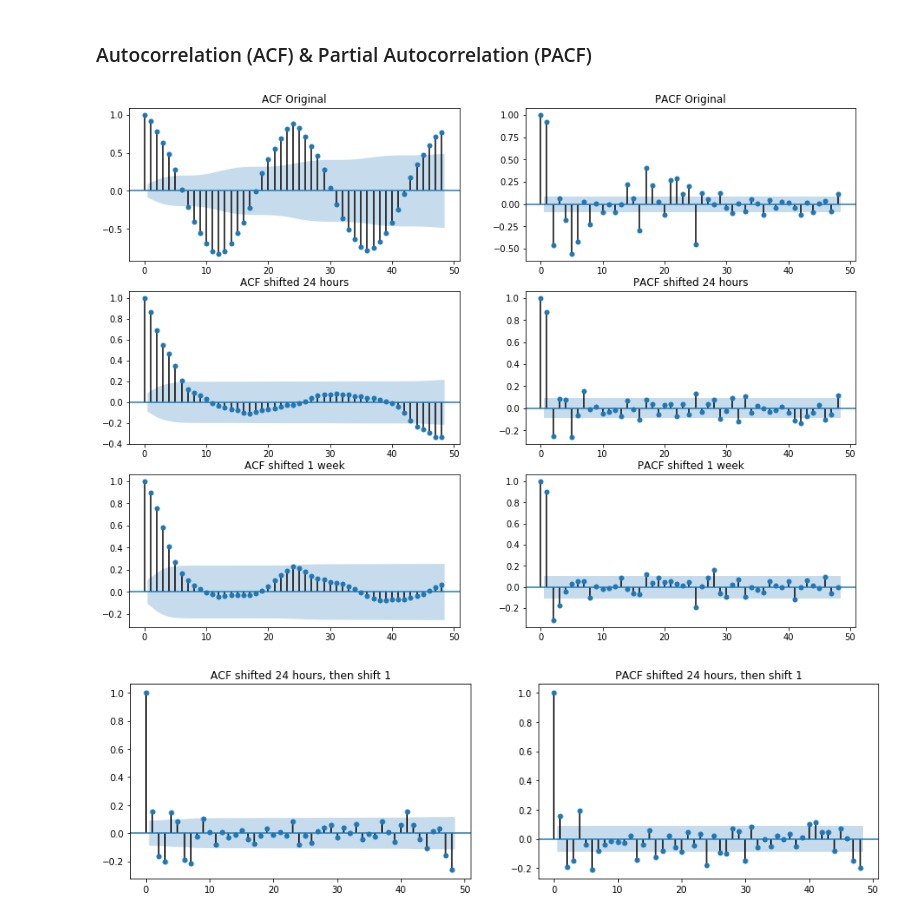
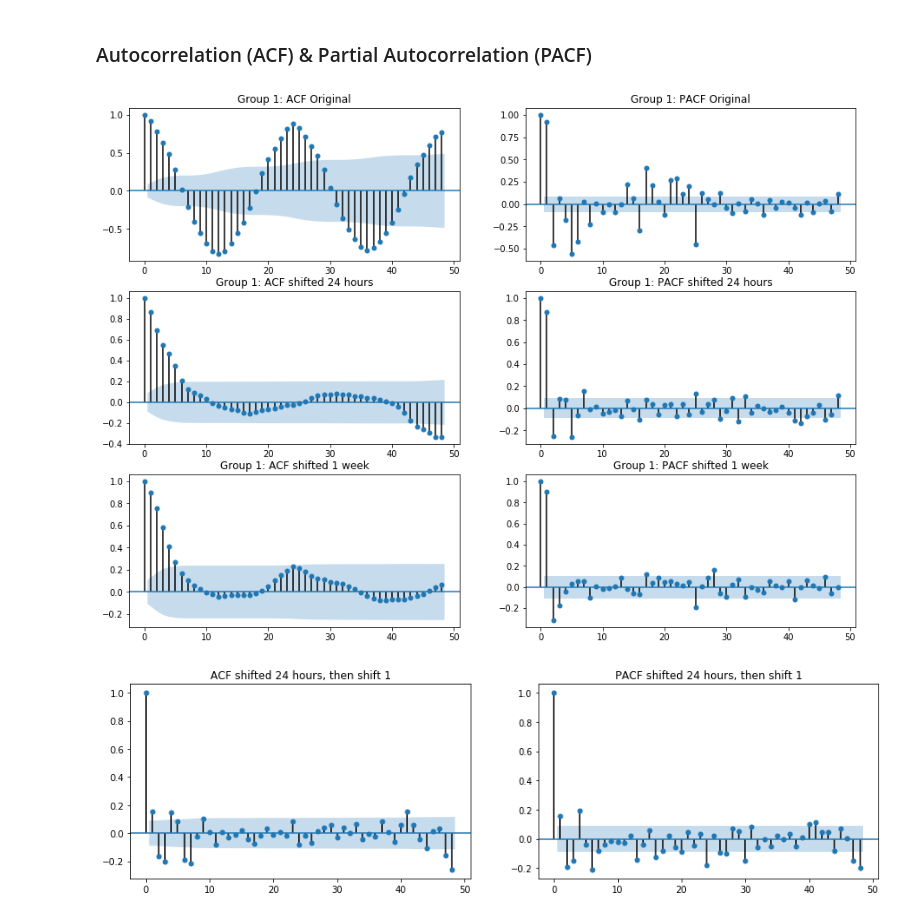
Before and after one commit to khairulomar/Melbourne_pedestrian, a Jupyter notebook: Melbourne_pedestrian.ipynb, the cells around one changed output. Cells and saved outputs as stored; diff of their text form; code cells hidden in the pictures.

```diff
--- a/Melbourne_pedestrian.ipynb
+++ b/Melbourne_pedestrian.ipynb
@@ -828,22 +828,22 @@ plt.show()
 # %%
 # Zoom in lags over 2 days
 lags = 24*2 # hours
 one_day = pd.Timedelta(hours=24)
 
 # Adjust time window since shifted data has null values at the start
 data_shift_day_p  = data_shift_day[train_start + one_day:]
 data_shift_week_p = data_shift_week[train_start + one_day * 7:]
 
 # Plot ACF & PCF
 fig, axes = plt.subplots(ncols=2, nrows=3, figsize=(15,11))
-plot_acf (data, lags=lags, ax=axes.flat[0], title='ACF Original')
-plot_pacf(data, lags=lags, ax=axes.flat[1], title='PACF Original')
-plot_acf (data_shift_day_p, lags=lags, ax=axes.flat[2], title='ACF shifted 24 hours')
-plot_pacf(data_shift_day_p, lags=lags, ax=axes.flat[3], title='PACF shifted 24 hours')
-plot_acf (data_shift_week_p, lags=lags, ax=axes.flat[4], title='ACF shifted 1 week')
-plot_pacf(data_shift_week_p, lags=lags, ax=axes.flat[5], title='PACF shifted 1 week');
+plot_acf (data, lags=lags, ax=axes.flat[0], title='Group 1: ACF Original')
+plot_pacf(data, lags=lags, ax=axes.flat[1], title='Group 1: PACF Original')
+plot_acf (data_shift_day_p, lags=lags, ax=axes.flat[2], title='Group 1: ACF shifted 24 hours')
+plot_pacf(data_shift_day_p, lags=lags, ax=axes.flat[3], title='Group 1: PACF shifted 24 hours')
+plot_acf (data_shift_week_p, lags=lags, ax=axes.flat[4], title='Group 1: ACF shifted 1 week')
+plot_pacf(data_shift_week_p, lags=lags, ax=axes.flat[5], title='Group 1: PACF shifted 1 week');
 # %% [output]
-[figure, old version]
+[figure, new version]
 # %%
 # Now shift the 24-hour shift by 1 since ACF is not decaying fast
 data_shift_day1   = data_shift_day - data_shift_day.shift(1)
```
Also changed, not shown: parts of 33 cells of this notebook.
